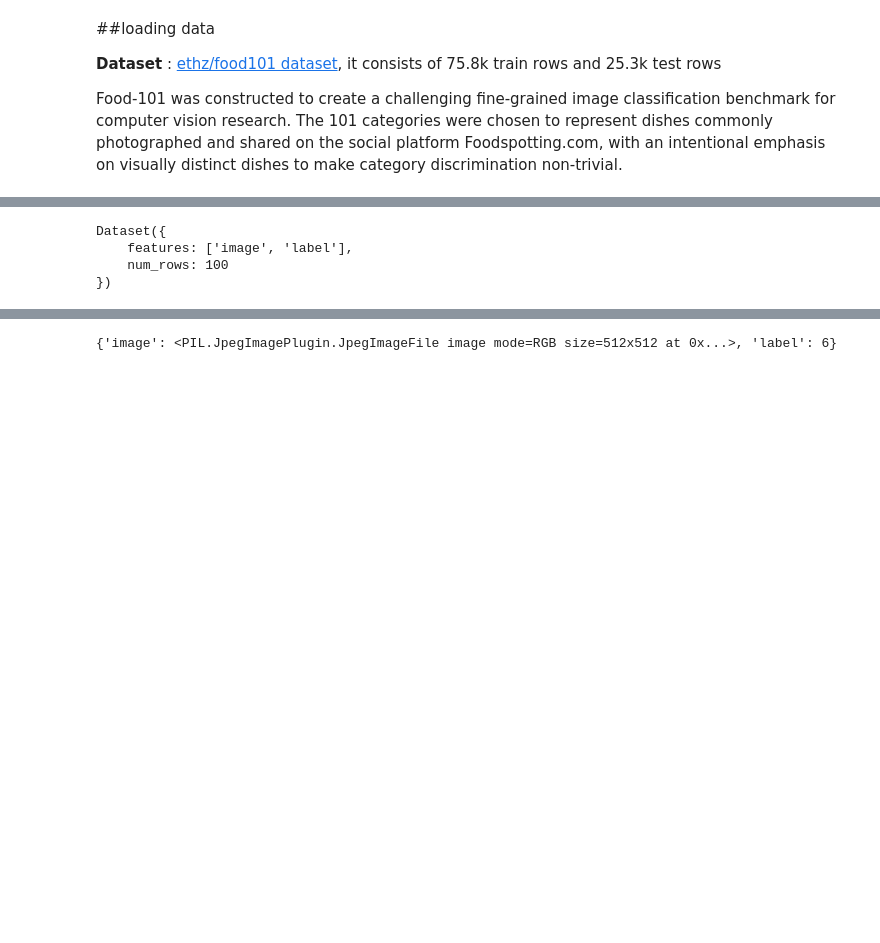
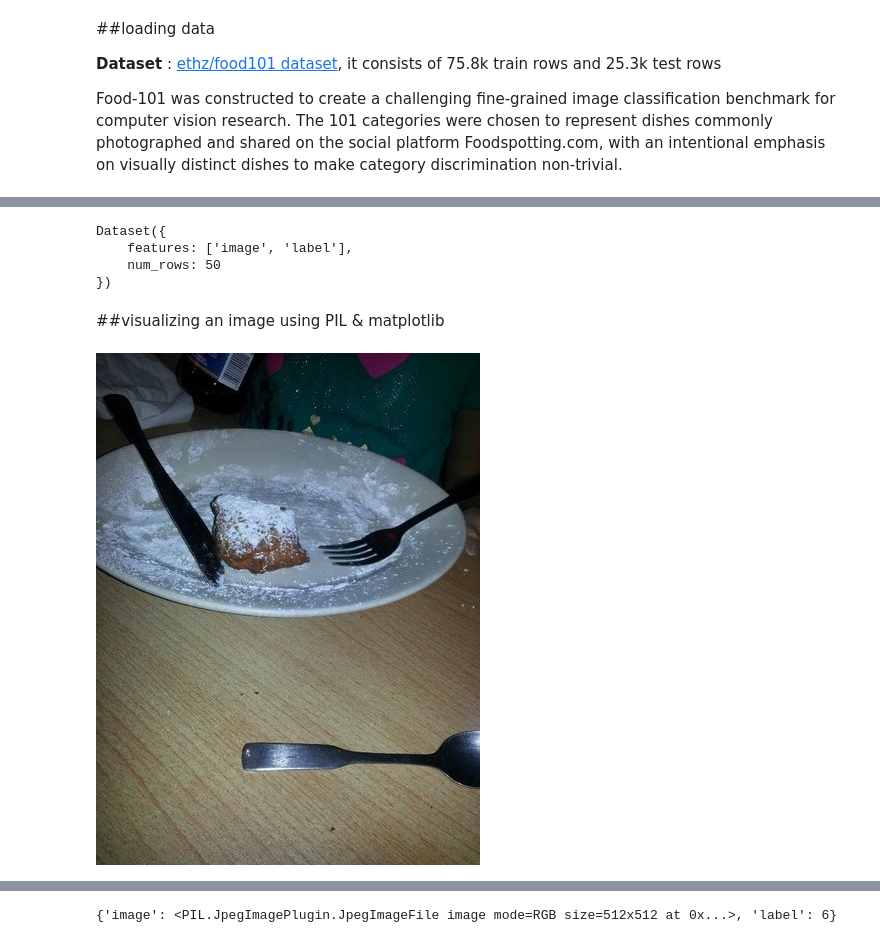
Before and after one commit to carbon-monoxidee/Image-Classification-with-CNN, a Jupyter notebook: image_classification_.ipynb, the cells around one changed output, grey strips where cells are left out. Cells and saved outputs as stored; diff of their text form; code cells hidden in the pictures; blank space fills up the shorter version.

Commit message:
visulizing one of the image

```diff
--- a/image_classification_.ipynb
+++ b/image_classification_.ipynb
@@ -41,4 +40,5 @@ cuda
 
 Food-101 was constructed to create a challenging fine-grained image classification benchmark for computer vision research. The 101 categories were chosen to represent dishes commonly photographed and shared on the social platform Foodspotting.com, with an intentional emphasis on visually distinct dishes to make category discrimination non-trivial.
 # %%
-df=load_dataset('ethz/food101',split='train[:100]') # split='train[:100]' only downloads the first 100 images
+df=load_dataset('ethz/food101',split='train[:50]') # split='train[:50]' only downloads the first 50 images
+# initially we may only download few images to test it, the larger dataset is saved for later
@@ -47,5 +59,11 @@ df
 # %% [output]
 Dataset({
     features: ['image', 'label'],
-    num_rows: 100
+    num_rows: 50
 })
+# %% [markdown]
+##visualizing an image using PIL & matplotlib
+# %%
+df['image'][0]
+# %% [output]
+[figure, added]
```
Also changed, not shown: parts of 15 cells of this notebook.
